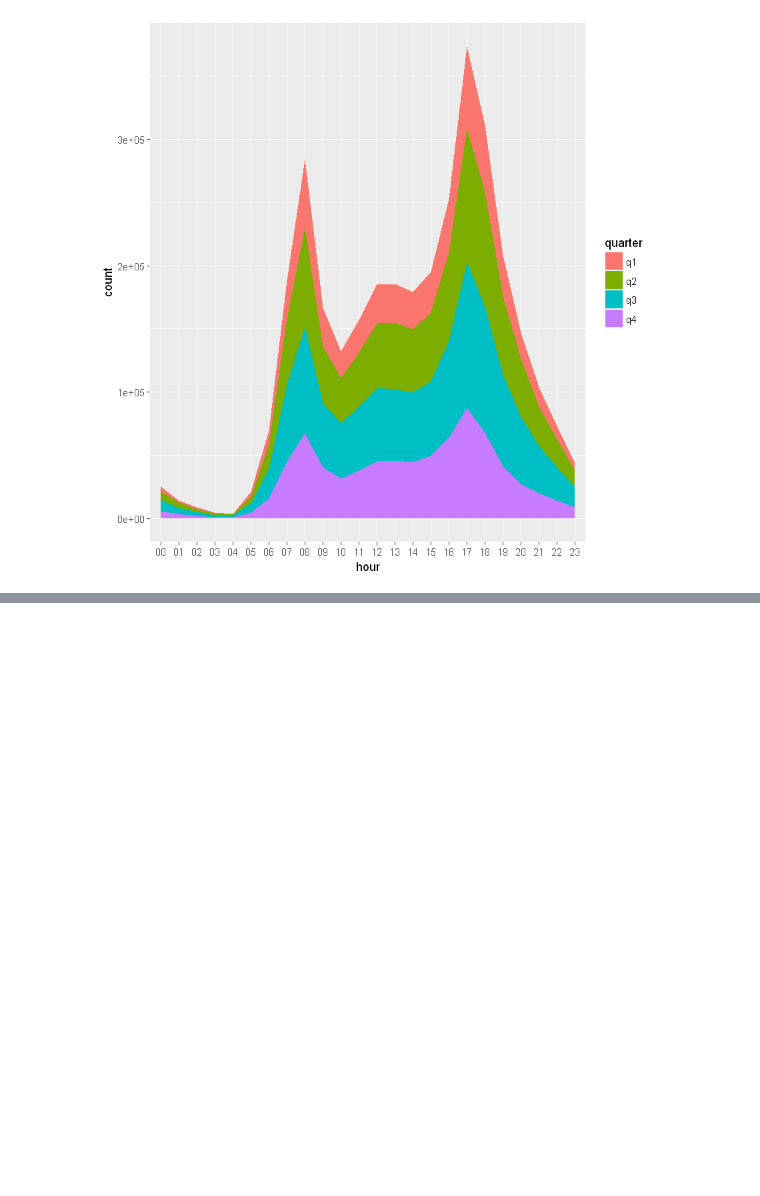
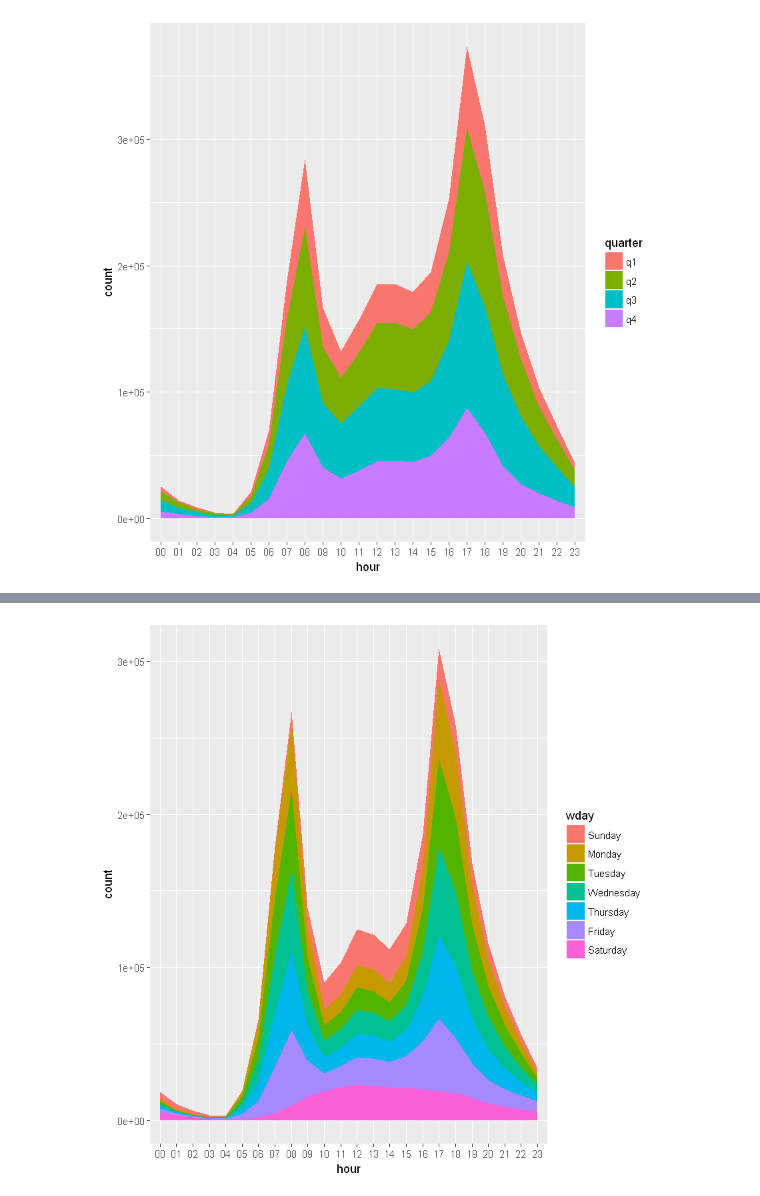
Before and after one commit to aeintngon/CapitalBikeshare, a Jupyter notebook: DataViz.ipynb, the cells around one changed output, grey strips where cells are left out. Saved outputs shown, nothing was run; the diff lists cells and outputs as text; code cells hidden in the pictures; blank space fills up the shorter version.

```diff
--- a/DataViz.ipynb
+++ b/DataViz.ipynb
@@ -118,0 +160,10 @@ ggplot(t_start, aes(x=hour,y=count,group=quarter,fill=quarter)) + geom_area()
+# %%
+register <- trips %>% filter(Member.Type=="Registered") %>%
+  mutate(wday=weekdays(startDT), hour=strftime(startDT, "%H")) %>%
+  group_by(hour, wday) %>% mutate(count=n()) %>% select(wday, hour, count) %>% unique()
+register$wday <- factor(register$wday, levels= c("Sunday", "Monday", "Tuesday", "Wednesday", "Thursday", "Friday", "Saturday"))
+#head(t_start)
+#t_start <- t_start[order(t_start$wday), ]
+ggplot(register, aes(x=hour,y=count,group=wday,fill=wday)) + geom_area()
+# %% [output]
+[figure, added]
```
Also changed, not shown: parts of 7 cells of this notebook.
